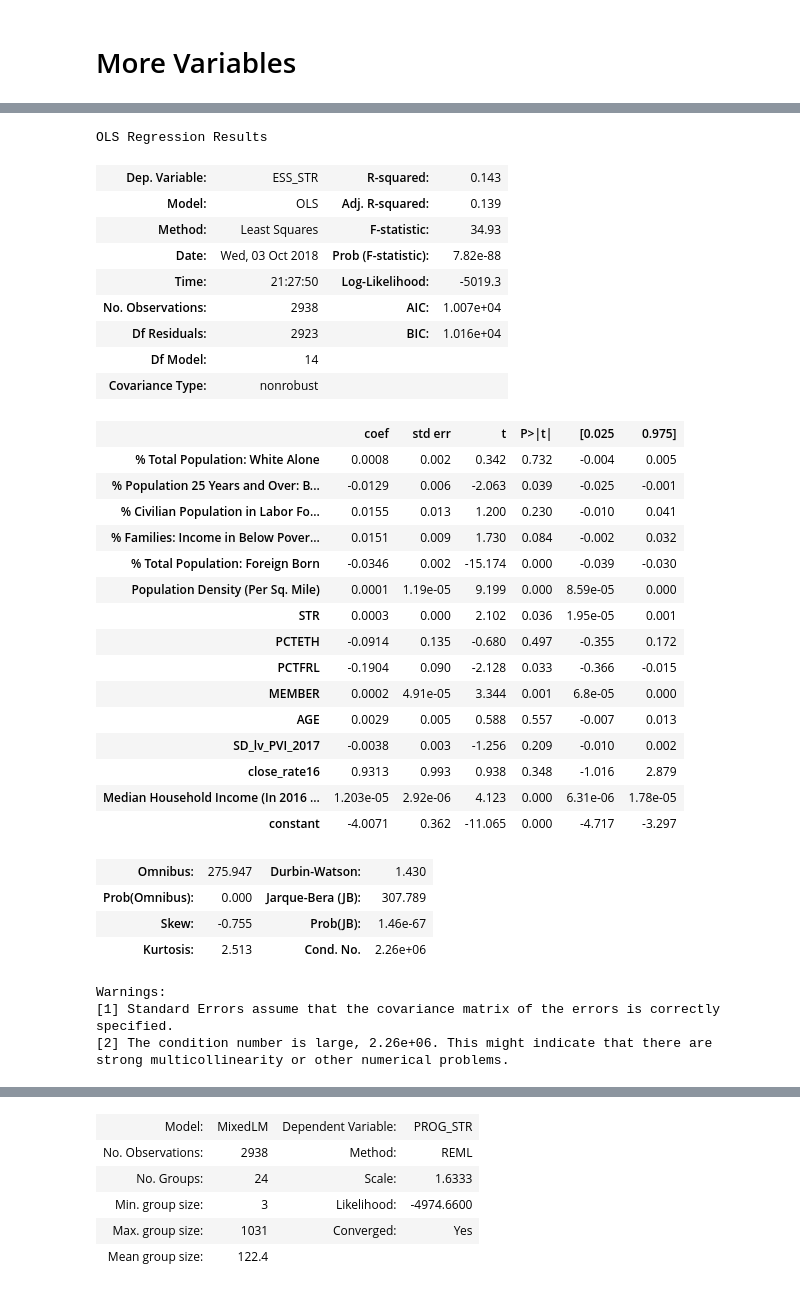
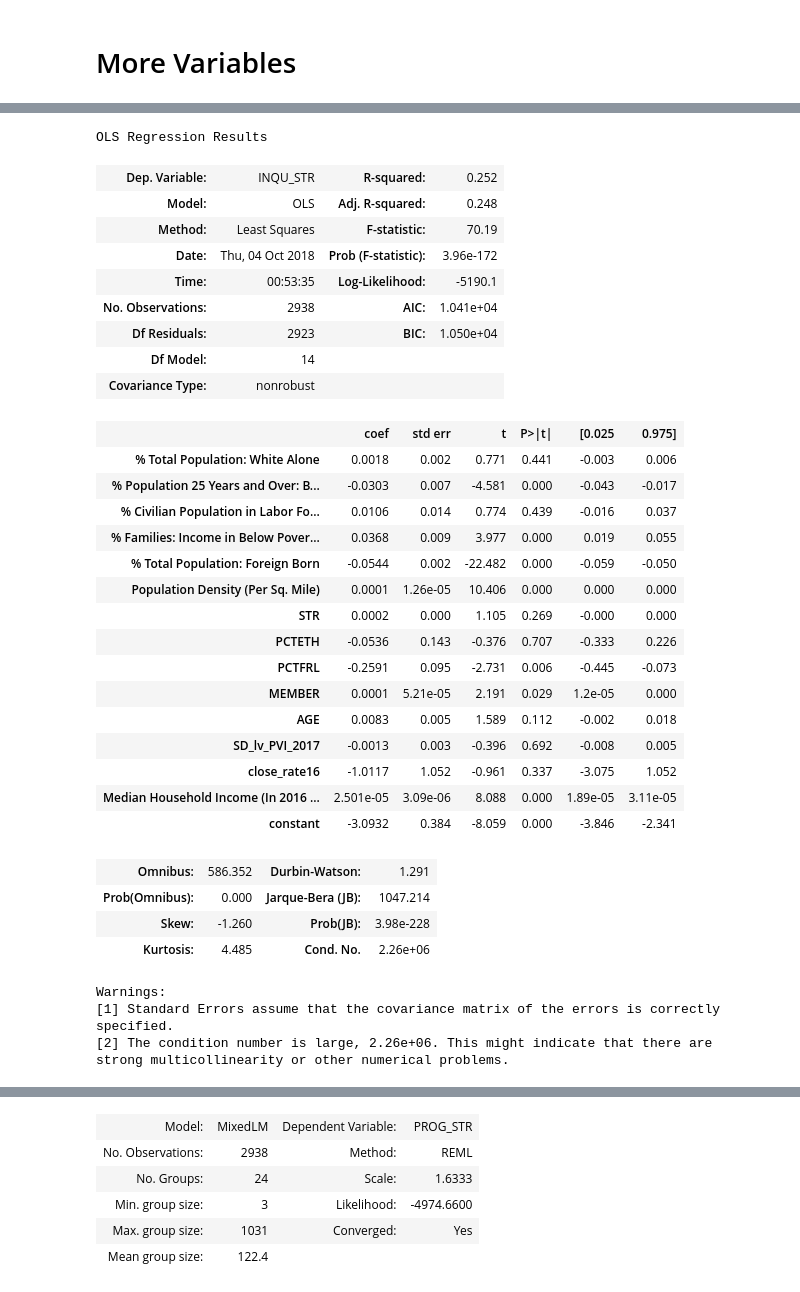
Before and after one commit to comp-strat/sorting-schools-2020, a Jupyter notebook: eda-jiahua.ipynb, the cells around one changed output, grey strips where cells are left out. Saved outputs shown, nothing was run; the diff lists cells and outputs as text; code cells hidden in the pictures.

```diff
--- a/eda-jiahua.ipynb
+++ b/eda-jiahua.ipynb
@@ -227,53 +223,53 @@ strong multicollinearity or other numerical problems.
 # %%
 OLS4_dta = rawdta[['ESS_STR','% Total Population: White Alone',
             "% Population 25 Years and Over: Bachelor's Degree",\
             '% Civilian Population in Labor Force 16 Years and Over: Unemployed',\
             '% Families: Income in Below Poverty Level','% Total Population: Foreign Born',\
             'Population Density (Per Sq. Mile)', 'STR', 'PCTETH', 'PCTFRL', 'MEMBER', 'AGE',\
             'SD_lv_PVI_2017', 'close_rate16',\
-            'Median Household Income (In 2016 Inflation Adjusted Dollars)','constant']]
+            'Median Household Income (In 2016 Inflation Adjusted Dollars)','DISC_STR', 'INQU_STR','constant']]
 OLS4_dta = OLS4_dta.dropna(how = "any")
-Y4 = OLS4_dta['ESS_STR']
+Y4 = OLS4_dta['INQU_STR']
 X4 = OLS4_dta[['% Total Population: White Alone',
             "% Population 25 Years and Over: Bachelor's Degree",\
             '% Civilian Population in Labor Force 16 Years and Over: Unemployed',\
             '% Families: Income in Below Poverty Level','% Total Population: Foreign Born',\
             'Population Density (Per Sq. Mile)', 'STR', 'PCTETH', 'PCTFRL', 'MEMBER', 'AGE',\
             'SD_lv_PVI_2017', 'close_rate16', \
             'Median Household Income (In 2016 Inflation Adjusted Dollars)','constant']]
 results4 = sm.OLS(Y4.astype(float), X4.astype(float)).fit()
 results4.summary()
 # %% [output]
 OLS Regression Results
-| Dep. Variable: | ESS_STR | R-squared: | 0.143 |
-| Model: | OLS | Adj. R-squared: | 0.139 |
-| Method: | Least Squares | F-statistic: | 34.93 |
-| Date: | Wed, 03 Oct 2018 | Prob (F-statistic): | 7.82e-88 |
-| Time: | 21:27:50 | Log-Likelihood: | -5019.3 |
-| No. Observations: | 2938 | AIC: | 1.007e+04 |
-| Df Residuals: | 2923 | BIC: | 1.016e+04 |
+| Dep. Variable: | INQU_STR | R-squared: | 0.252 |
+| Model: | OLS | Adj. R-squared: | 0.248 |
+| Method: | Least Squares | F-statistic: | 70.19 |
+| Date: | Thu, 04 Oct 2018 | Prob (F-statistic): | 3.96e-172 |
+| Time: | 00:53:35 | Log-Likelihood: | -5190.1 |
+| No. Observations: | 2938 | AIC: | 1.041e+04 |
+| Df Residuals: | 2923 | BIC: | 1.050e+04 |
 | Df Model: | 14 |  |  |
 | Covariance Type: | nonrobust |  |  |
 |  | coef | std err | t | P>|t| | [0.025 | 0.975] |
-| % Total Population: White Alone | 0.0008 | 0.002 | 0.342 | 0.732 | -0.004 | 0.005 |
-| % Population 25 Years and Over: B... | -0.0129 | 0.006 | -2.063 | 0.039 | -0.025 | -0.001 |
-| % Civilian Population in Labor Fo... | 0.0155 | 0.013 | 1.200 | 0.230 | -0.010 | 0.041 |
-| % Families: Income in Below Pover... | 0.0151 | 0.009 | 1.730 | 0.084 | -0.002 | 0.032 |
-| % Total Population: Foreign Born | -0.0346 | 0.002 | -15.174 | 0.000 | -0.039 | -0.030 |
-| Population Density (Per Sq. Mile) | 0.0001 | 1.19e-05 | 9.199 | 0.000 | 8.59e-05 | 0.000 |
-| STR | 0.0003 | 0.000 | 2.102 | 0.036 | 1.95e-05 | 0.001 |
-| PCTETH | -0.0914 | 0.135 | -0.680 | 0.497 | -0.355 | 0.172 |
-| PCTFRL | -0.1904 | 0.090 | -2.128 | 0.033 | -0.366 | -0.015 |
-| MEMBER | 0.0002 | 4.91e-05 | 3.344 | 0.001 | 6.8e-05 | 0.000 |
-| AGE | 0.0029 | 0.005 | 0.588 | 0.557 | -0.007 | 0.013 |
-| SD_lv_PVI_2017 | -0.0038 | 0.003 | -1.256 | 0.209 | -0.010 | 0.002 |
-| close_rate16 | 0.9313 | 0.993 | 0.938 | 0.348 | -1.016 | 2.879 |
-| Median Household Income (In 2016 ... | 1.203e-05 | 2.92e-06 | 4.123 | 0.000 | 6.31e-06 | 1.78e-05 |
-| constant | -4.0071 | 0.362 | -11.065 | 0.000 | -4.717 | -3.297 |
+| % Total Population: White Alone | 0.0018 | 0.002 | 0.771 | 0.441 | -0.003 | 0.006 |
+| % Population 25 Years and Over: B... | -0.0303 | 0.007 | -4.581 | 0.000 | -0.043 | -0.017 |
+| % Civilian Population in Labor Fo... | 0.0106 | 0.014 | 0.774 | 0.439 | -0.016 | 0.037 |
+| % Families: Income in Below Pover... | 0.0368 | 0.009 | 3.977 | 0.000 | 0.019 | 0.055 |
+| % Total Population: Foreign Born | -0.0544 | 0.002 | -22.482 | 0.000 | -0.059 | -0.050 |
+| Population Density (Per Sq. Mile) | 0.0001 | 1.26e-05 | 10.406 | 0.000 | 0.000 | 0.000 |
+| STR | 0.0002 | 0.000 | 1.105 | 0.269 | -0.000 | 0.000 |
+| PCTETH | -0.0536 | 0.143 | -0.376 | 0.707 | -0.333 | 0.226 |
+| PCTFRL | -0.2591 | 0.095 | -2.731 | 0.006 | -0.445 | -0.073 |
+| MEMBER | 0.0001 | 5.21e-05 | 2.191 | 0.029 | 1.2e-05 | 0.000 |
+| AGE | 0.0083 | 0.005 | 1.589 | 0.112 | -0.002 | 0.018 |
+| SD_lv_PVI_2017 | -0.0013 | 0.003 | -0.396 | 0.692 | -0.008 | 0.005 |
+| close_rate16 | -1.0117 | 1.052 | -0.961 | 0.337 | -3.075 | 1.052 |
+| Median Household Income (In 2016 ... | 2.501e-05 | 3.09e-06 | 8.088 | 0.000 | 1.89e-05 | 3.11e-05 |
+| constant | -3.0932 | 0.384 | -8.059 | 0.000 | -3.846 | -2.341 |
-| Omnibus: | 275.947 | Durbin-Watson: | 1.430 |
-| Prob(Omnibus): | 0.000 | Jarque-Bera (JB): | 307.789 |
-| Skew: | -0.755 | Prob(JB): | 1.46e-67 |
-| Kurtosis: | 2.513 | Cond. No. | 2.26e+06 |
+| Omnibus: | 586.352 | Durbin-Watson: | 1.291 |
+| Prob(Omnibus): | 0.000 | Jarque-Bera (JB): | 1047.214 |
+| Skew: | -1.260 | Prob(JB): | 3.98e-228 |
+| Kurtosis: | 4.485 | Cond. No. | 2.26e+06 |
 Warnings:
 [1] Standard Errors assume that the covariance matrix of the errors is correctly specified.
 [2] The condition number is large, 2.26e+06. This might indicate that there are
```
Also changed, not shown: parts of 10 cells of this notebook.
